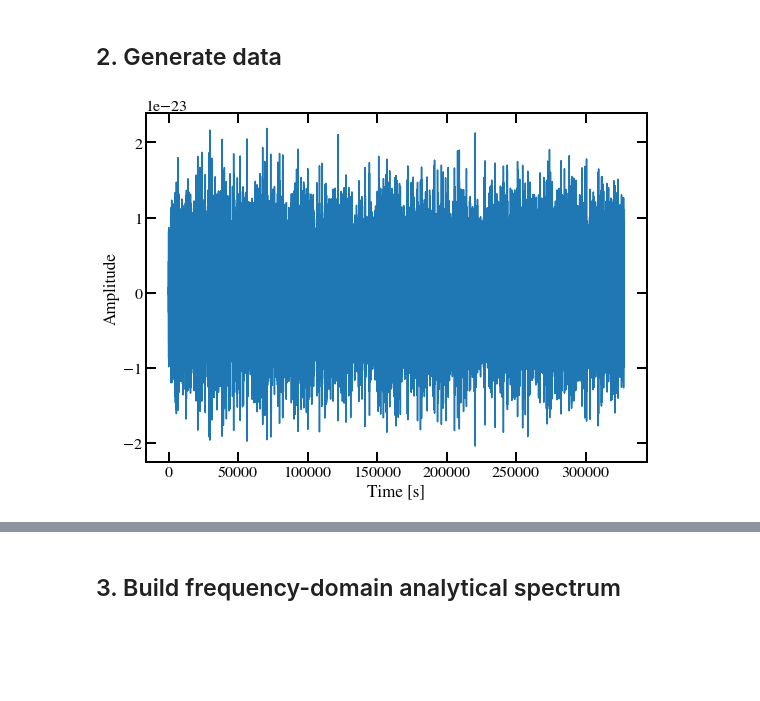
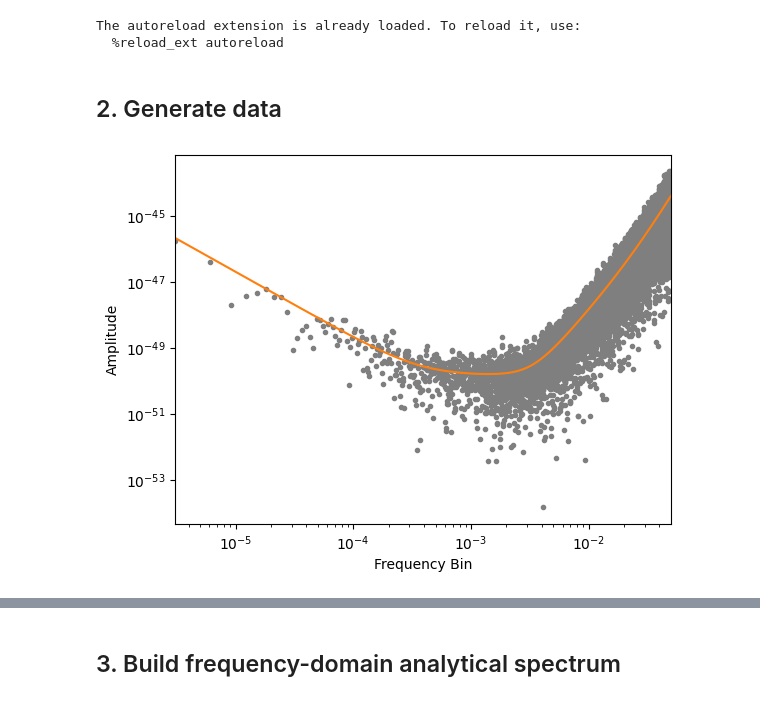
Before and after one commit to pywavelet/pywavelet, a Jupyter notebook: docs/demos/noise-wavelet-demo.ipynb, the cells around one changed output, grey strips where cells are left out. Saved outputs shown, nothing was run; the diff lists cells and outputs as text; code cells hidden in the pictures; blank space fills up the shorter version.

```diff
--- a/docs/demos/noise-wavelet-demo.ipynb
+++ b/docs/demos/noise-wavelet-demo.ipynb
@@ -11,2 +13,19 @@ np.random.seed(1234)
+# %%
+
+%load_ext autoreload
+%autoreload 2
+import matplotlib.pyplot as plt
+import numpy as np
+from scipy import stats
+from pywavelet.utils.lisa import lisa_psd, periodogram, generate_noise, TimeSeries
+
+
+DATA_COL = "tab:gray"
+TRUE_COL = "tab:orange"
+
+np.random.seed(1234)
+# %% [output]
+The autoreload extension is already loaded. To reload it, use:
+  %reload_ext autoreload
 # %% [markdown]
 ## 2. Generate data
@@ -146,21 +32,15 @@ def psd_func(f, fmin=1e-3):
 # %%
-tmax = 120*60*60    # Final time
-fs = 0.1           # Sampling rate
-delta_t = 1/fs      # Sampling interval -- largely oversampling here.
-n_data = 2**int(np.log(tmax/delta_t)/np.log(2))
-t = np.arange(0, n_data) * delta_t
-# Generate stationary noise in the time domain
-data_noise = generate_noise(psd_func, n_data, fs)
+tmax = 120 * 60 * 60  # Final time
+fs = 0.1  # Sampling rate
+delta_t = 1 / fs  # Sampling interval -- largely oversampling here.
+n_data = 2 ** int(np.log(tmax / delta_t) / np.log(2))
+data = generate_noise(lisa_psd, n_data=n_data, fs=fs, tmax=tmax)
+
+prdgm = periodogram(data)
+true_psd = lisa_psd(prdgm.freq)
+
+fig = prdgm.plot(rasterized=True, marker=".", lw=0, color=DATA_COL)
+_ = fig.get_axes()[0].plot(prdgm.freq, true_psd, color=TRUE_COL)
+_ = fig.get_axes()[0].set_xlim(prdgm.freq[1], prdgm.freq.max())
+# %% [output]
+[figure, added]
-# %%
-# plotting.plotconfig(lbsize=17, lgsize=14, autolayout=True, figsize=[8, 6],
-#                     ticklabelsize=16, fsize=15, fontfamily='STIXGeneral',
-#                     tdir='in', major=10, minor=7, lwidth=2)
-
-plt.figure(0)
-plt.plot(t, data_noise, rasterized=True)
-plt.xlabel("Time [s]")
-plt.ylabel("Amplitude")
-# plt.savefig("../../../figures/colored_noise_time_series.pdf")
-plt.show()
-# %% [output]
-[figure, removed]
```
Also changed, not shown: parts of 29 cells of this notebook, 9 other files.
